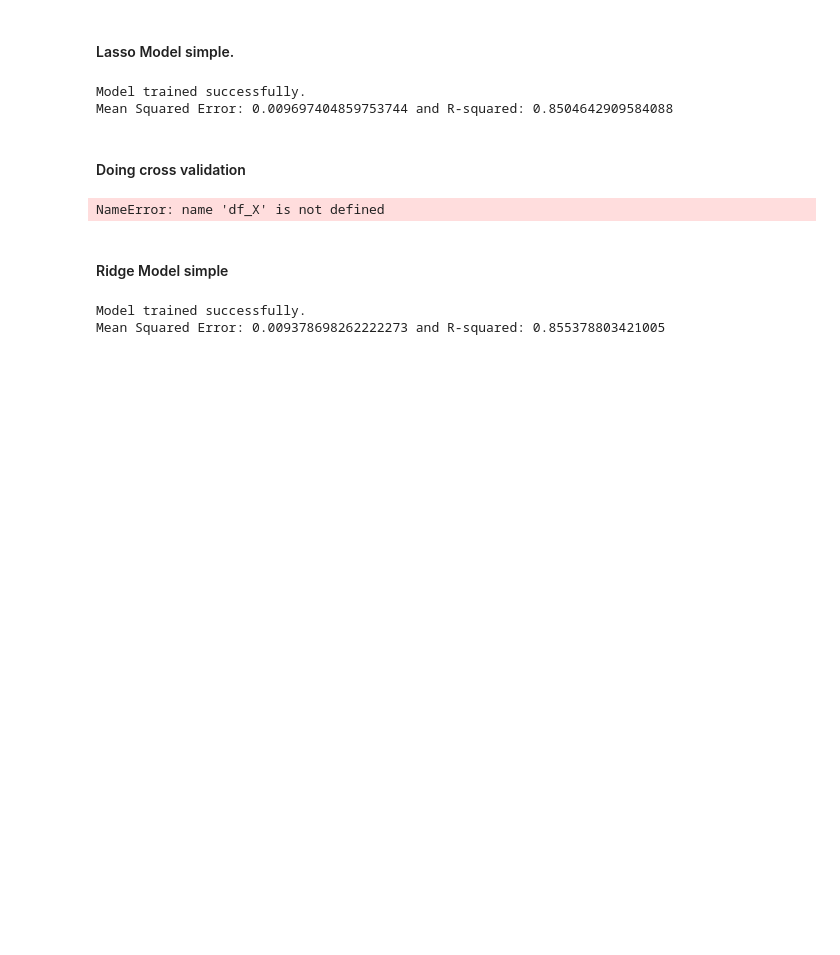
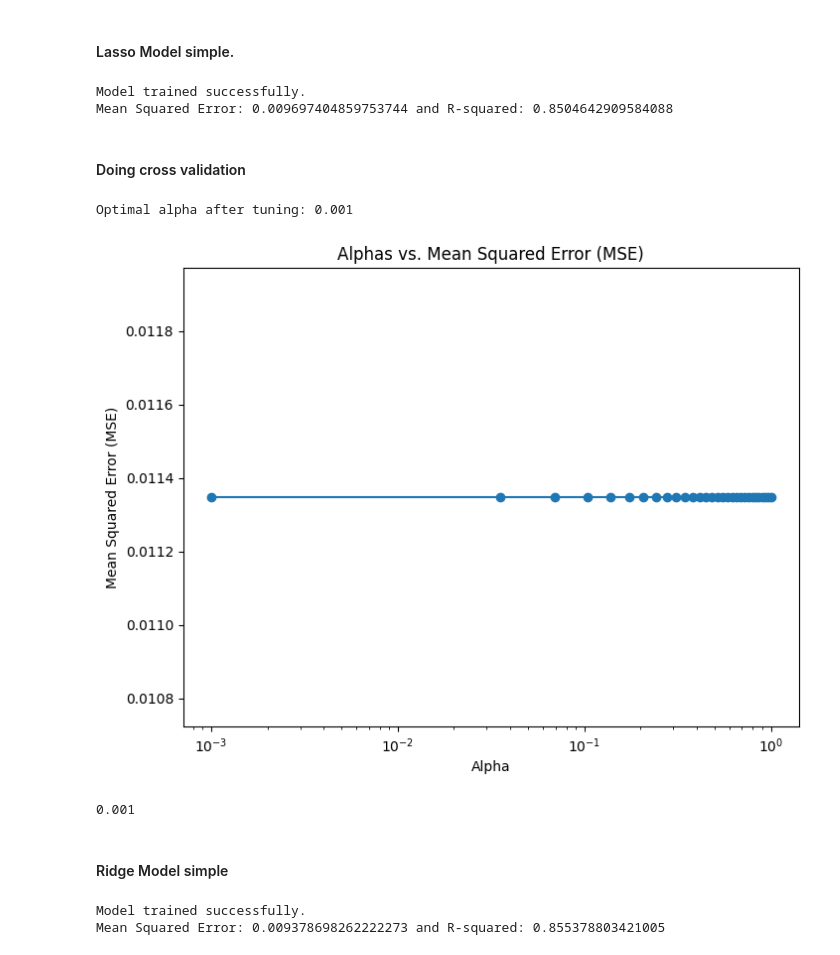
Before and after one commit to ruimaciell/CDS_final_pokemon, a Jupyter notebook: Notebooks/Main_pokemon.ipynb, the cells around one changed output. Saved outputs shown, nothing was run; the diff lists cells and outputs as text; code cells hidden in the pictures; blank space fills up the shorter version.

```diff
--- a/Notebooks/Main_pokemon.ipynb
+++ b/Notebooks/Main_pokemon.ipynb
@@ -171,9 +171,11 @@ Mean Squared Error: 0.009697404859753744 and R-squared: 0.8504642909584088
 # %% [markdown]
 #### Doing cross validation
 # %%
-lasso_model.run_model_cv(df_X, df_y, n_splits=5)
+lasso_model.run_model_cv()
 # %% [output]
-NameError: name 'df_X' is not defined
+Optimal alpha after tuning: 0.001
+[figure, added]
+0.001
 # %% [markdown]
 #### Ridge Model simple
 # %%
```
Also changed, not shown: parts of 1 cell of this notebook, 2 other files.
